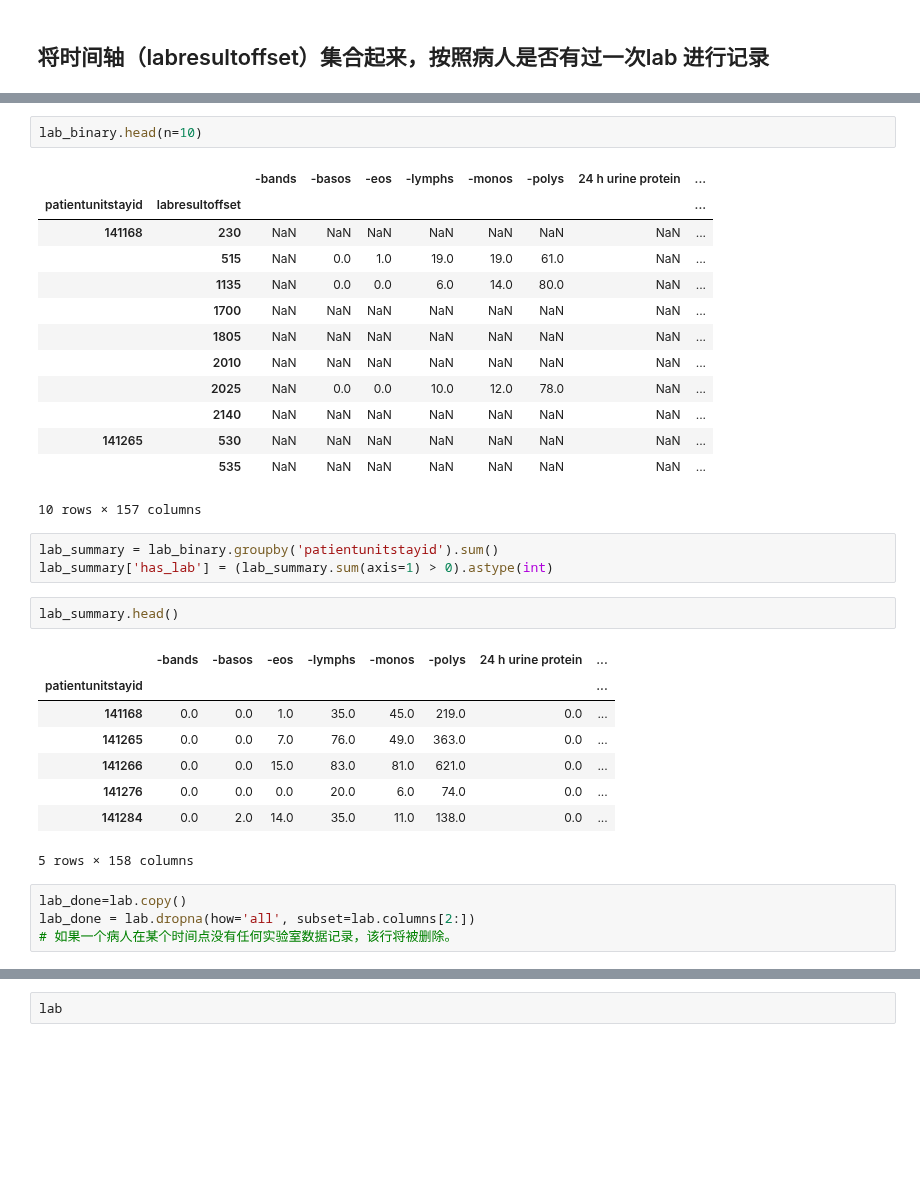
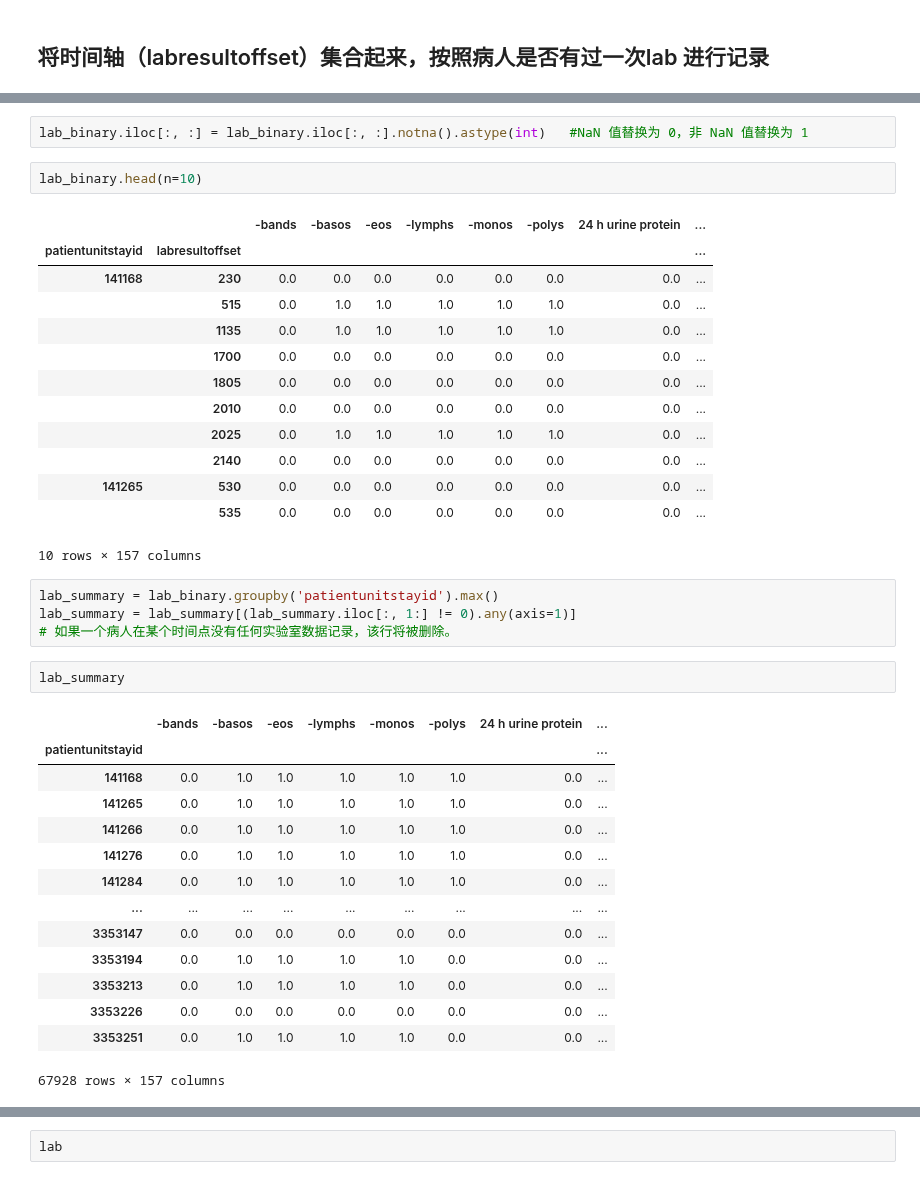
Before and after one commit to joy628/master-project, a Jupyter notebook: data-prepossing-2/lab.ipynb, the cells around one changed output, grey strips where cells are left out. Saved outputs shown, nothing was run; the diff lists cells and outputs as text; blank space fills up the shorter version.

```diff
--- a/data-prepossing-2/lab.ipynb
+++ b/data-prepossing-2/lab.ipynb
@@ -143,34 +158,39 @@ lab_binary = lab.copy()
+# %%
+lab_binary.iloc[:, :] = lab_binary.iloc[:, :].notna().astype(int)   #NaN 值替换为 0，非 NaN 值替换为 1
 # %%
 lab_binary.head(n=10)
 # %% [output]
 |  |  | -bands | -basos | -eos | -lymphs | -monos | -polys | 24 h urine protein | ... |
 | patientunitstayid | labresultoffset |  |  |  |  |  |  |  | ... |
-| 141168 | 230 | NaN | NaN | NaN | NaN | NaN | NaN | NaN | ... |
-|  | 515 | NaN | 0.0 | 1.0 | 19.0 | 19.0 | 61.0 | NaN | ... |
-|  | 1135 | NaN | 0.0 | 0.0 | 6.0 | 14.0 | 80.0 | NaN | ... |
-|  | 1700 | NaN | NaN | NaN | NaN | NaN | NaN | NaN | ... |
-|  | 1805 | NaN | NaN | NaN | NaN | NaN | NaN | NaN | ... |
-|  | 2010 | NaN | NaN | NaN | NaN | NaN | NaN | NaN | ... |
-|  | 2025 | NaN | 0.0 | 0.0 | 10.0 | 12.0 | 78.0 | NaN | ... |
-|  | 2140 | NaN | NaN | NaN | NaN | NaN | NaN | NaN | ... |
-| 141265 | 530 | NaN | NaN | NaN | NaN | NaN | NaN | NaN | ... |
-|  | 535 | NaN | NaN | NaN | NaN | NaN | NaN | NaN | ... |
+| 141168 | 230 | 0.0 | 0.0 | 0.0 | 0.0 | 0.0 | 0.0 | 0.0 | ... |
+|  | 515 | 0.0 | 1.0 | 1.0 | 1.0 | 1.0 | 1.0 | 0.0 | ... |
+|  | 1135 | 0.0 | 1.0 | 1.0 | 1.0 | 1.0 | 1.0 | 0.0 | ... |
+|  | 1700 | 0.0 | 0.0 | 0.0 | 0.0 | 0.0 | 0.0 | 0.0 | ... |
+|  | 1805 | 0.0 | 0.0 | 0.0 | 0.0 | 0.0 | 0.0 | 0.0 | ... |
+|  | 2010 | 0.0 | 0.0 | 0.0 | 0.0 | 0.0 | 0.0 | 0.0 | ... |
+|  | 2025 | 0.0 | 1.0 | 1.0 | 1.0 | 1.0 | 1.0 | 0.0 | ... |
+|  | 2140 | 0.0 | 0.0 | 0.0 | 0.0 | 0.0 | 0.0 | 0.0 | ... |
+| 141265 | 530 | 0.0 | 0.0 | 0.0 | 0.0 | 0.0 | 0.0 | 0.0 | ... |
+|  | 535 | 0.0 | 0.0 | 0.0 | 0.0 | 0.0 | 0.0 | 0.0 | ... |
 10 rows × 157 columns
 # %%
-lab_summary = lab_binary.groupby('patientunitstayid').sum()
-lab_summary['has_lab'] = (lab_summary.sum(axis=1) > 0).astype(int)
+lab_summary = lab_binary.groupby('patientunitstayid').max()
+lab_summary = lab_summary[(lab_summary.iloc[:, 1:] != 0).any(axis=1)]
+# 如果一个病人在某个时间点没有任何实验室数据记录，该行将被删除。
 # %%
-lab_summary.head()
+lab_summary
 # %% [output]
 |  | -bands | -basos | -eos | -lymphs | -monos | -polys | 24 h urine protein | ... |
 | patientunitstayid |  |  |  |  |  |  |  | ... |
-| 141168 | 0.0 | 0.0 | 1.0 | 35.0 | 45.0 | 219.0 | 0.0 | ... |
-| 141265 | 0.0 | 0.0 | 7.0 | 76.0 | 49.0 | 363.0 | 0.0 | ... |
-| 141266 | 0.0 | 0.0 | 15.0 | 83.0 | 81.0 | 621.0 | 0.0 | ... |
-| 141276 | 0.0 | 0.0 | 0.0 | 20.0 | 6.0 | 74.0 | 0.0 | ... |
-| 141284 | 0.0 | 2.0 | 14.0 | 35.0 | 11.0 | 138.0 | 0.0 | ... |
+| 141168 | 0.0 | 1.0 | 1.0 | 1.0 | 1.0 | 1.0 | 0.0 | ... |
+| 141265 | 0.0 | 1.0 | 1.0 | 1.0 | 1.0 | 1.0 | 0.0 | ... |
+| 141266 | 0.0 | 1.0 | 1.0 | 1.0 | 1.0 | 1.0 | 0.0 | ... |
+| 141276 | 0.0 | 1.0 | 1.0 | 1.0 | 1.0 | 1.0 | 0.0 | ... |
+| 141284 | 0.0 | 1.0 | 1.0 | 1.0 | 1.0 | 1.0 | 0.0 | ... |
+| ... | ... | ... | ... | ... | ... | ... | ... | ... |
+| 3353147 | 0.0 | 0.0 | 0.0 | 0.0 | 0.0 | 0.0 | 0.0 | ... |
+| 3353194 | 0.0 | 1.0 | 1.0 | 1.0 | 1.0 | 0.0 | 0.0 | ... |
+| 3353213 | 0.0 | 1.0 | 1.0 | 1.0 | 1.0 | 0.0 | 0.0 | ... |
+| 3353226 | 0.0 | 0.0 | 0.0 | 0.0 | 0.0 | 0.0 | 0.0 | ... |
+| 3353251 | 0.0 | 1.0 | 1.0 | 1.0 | 1.0 | 0.0 | 0.0 | ... |
-5 rows × 158 columns
+67928 rows × 157 columns
-# %%
-lab_done=lab.copy()
-lab_done = lab.dropna(how='all', subset=lab.columns[2:])
-# 如果一个病人在某个时间点没有任何实验室数据记录，该行将被删除。
```
Also changed, not shown: parts of 10 cells of this notebook.
